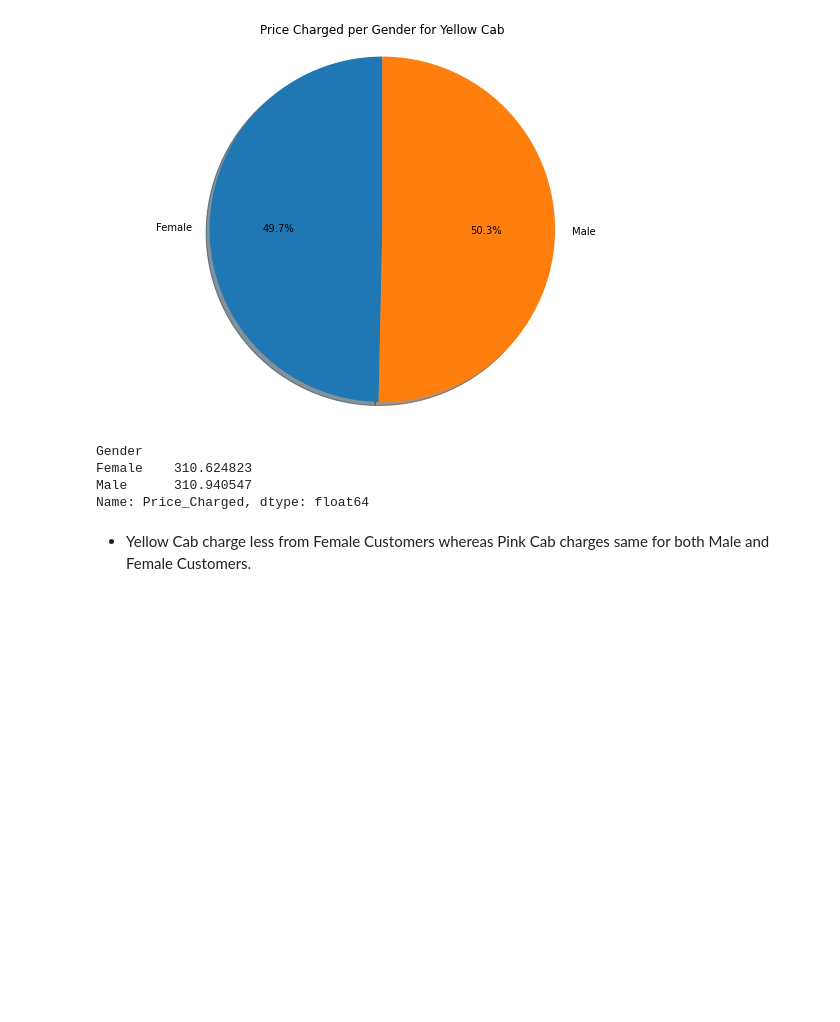
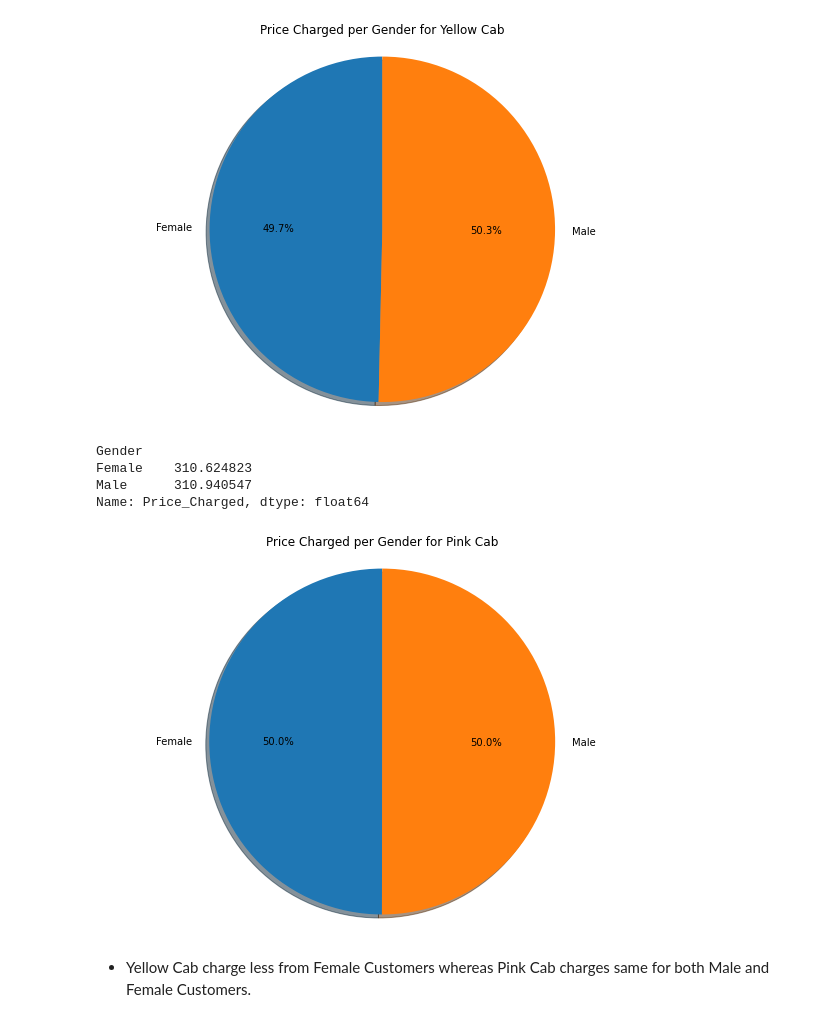
Before and after one commit to LujainSaad/G2M-insight-for-Cab-Investment-firm, a Jupyter notebook: Cab.ipynb, the cells around one changed output. Saved outputs shown, nothing was run; the diff lists cells and outputs as text; code cells hidden in the pictures; blank space fills up the shorter version.

```diff
--- a/Cab.ipynb
+++ b/Cab.ipynb
@@ -706,6 +706,17 @@ Gender
 Female    310.624823
 Male      310.940547
 Name: Price_Charged, dtype: float64
+# %%
+labs = gender_p.index
+vals = gender_p.values
+figp, axp = plt.subplots(figsize=(10,7))
+axp.pie(vals , labels=labs, autopct='%1.1f%%',shadow=True, startangle=90,)
+axp.axis('equal')
+
+plt.title('Price Charged per Gender for Pink Cab')
+plt.show()
+# %% [output]
+[figure, added]
 # %% [markdown]
 - Yellow Cab charge less from Female Customers whereas Pink Cab charges same for both Male and Female Customers.
 # %%
```
